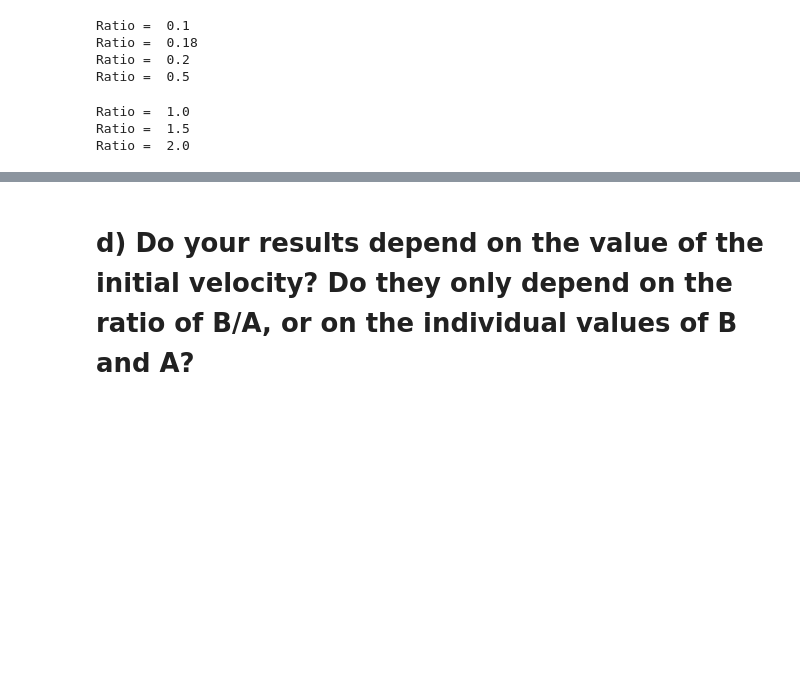
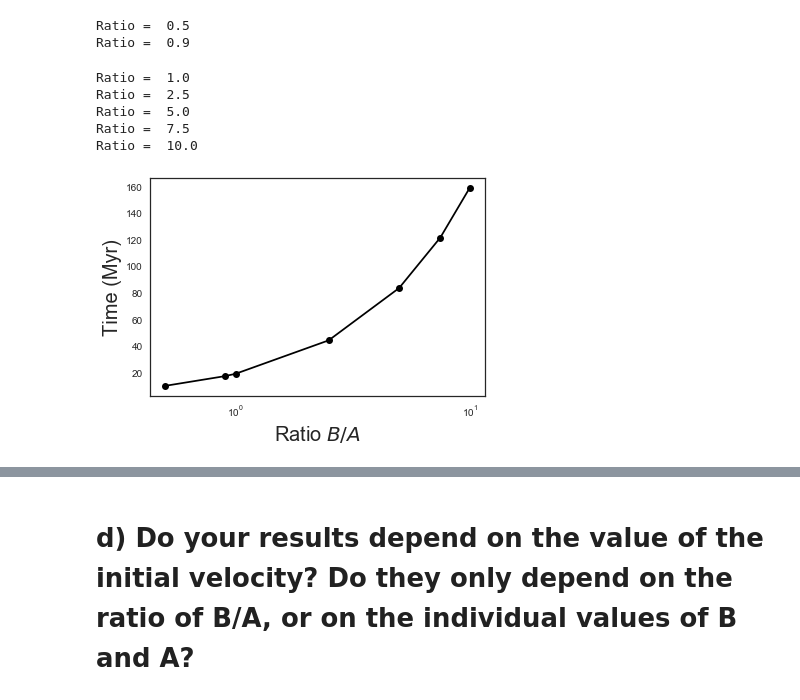
Before and after one commit to nkasmanoff/CompPhys2019, a Jupyter notebook: homework4/Notebooks/Question 2-C.ipynb, the cells around one changed output, grey strips where cells are left out. Saved outputs shown, nothing was run; the diff lists cells and outputs as text; code cells hidden in the pictures; blank space fills up the shorter version.

```diff
--- a/homework4/Notebooks/Question 2-C.ipynb
+++ b/homework4/Notebooks/Question 2-C.ipynb
@@ -61,6 +58,6 @@ BBs = np.arange(.5,10)
 # %%
 
-AA = 5
+AA = 1
 BBs = [.5,.9,1,2.5,5,7.5,10]
 t_crits = []
 for BB in BBs:
@@ -113,13 +110,20 @@ for BB in BBs:
 
     rs = np.sqrt(np.power(xs,2) + np.power(ys,2))
 # %% [output]
-Ratio =  0.1
-Ratio =  0.18
-Ratio =  0.2
 Ratio =  0.5
+Ratio =  0.9
 Ratio =  1.0
-Ratio =  1.5
-Ratio =  2.0
+Ratio =  2.5
+Ratio =  5.0
+Ratio =  7.5
+Ratio =  10.0
+# %%
+plt.plot(np.array(BBs)/AA,1.427*np.array(t_crits),'ko-')
+plt.xlabel("Ratio $B/A$",fontsize=20)
+plt.ylabel('Time (Myr)', fontsize=20)
+plt.xscale('log')
+# %% [output]
+[figure, added]
 # %%
 plt.plot(ts,rs,'k--',linewidth=2)
 plt.yscale('log')
```
Also changed, not shown: parts of 5 cells of this notebook, 10 other files.
